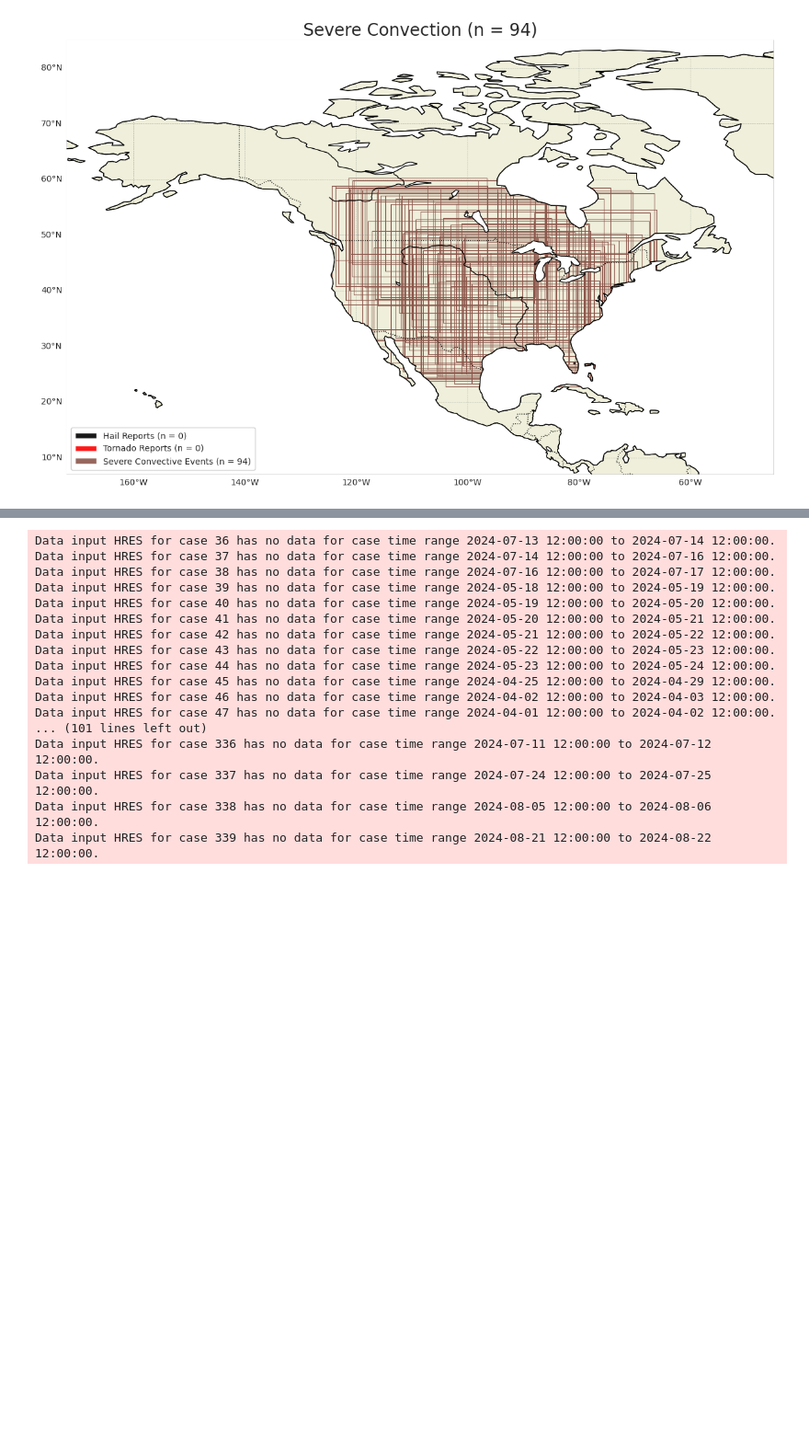
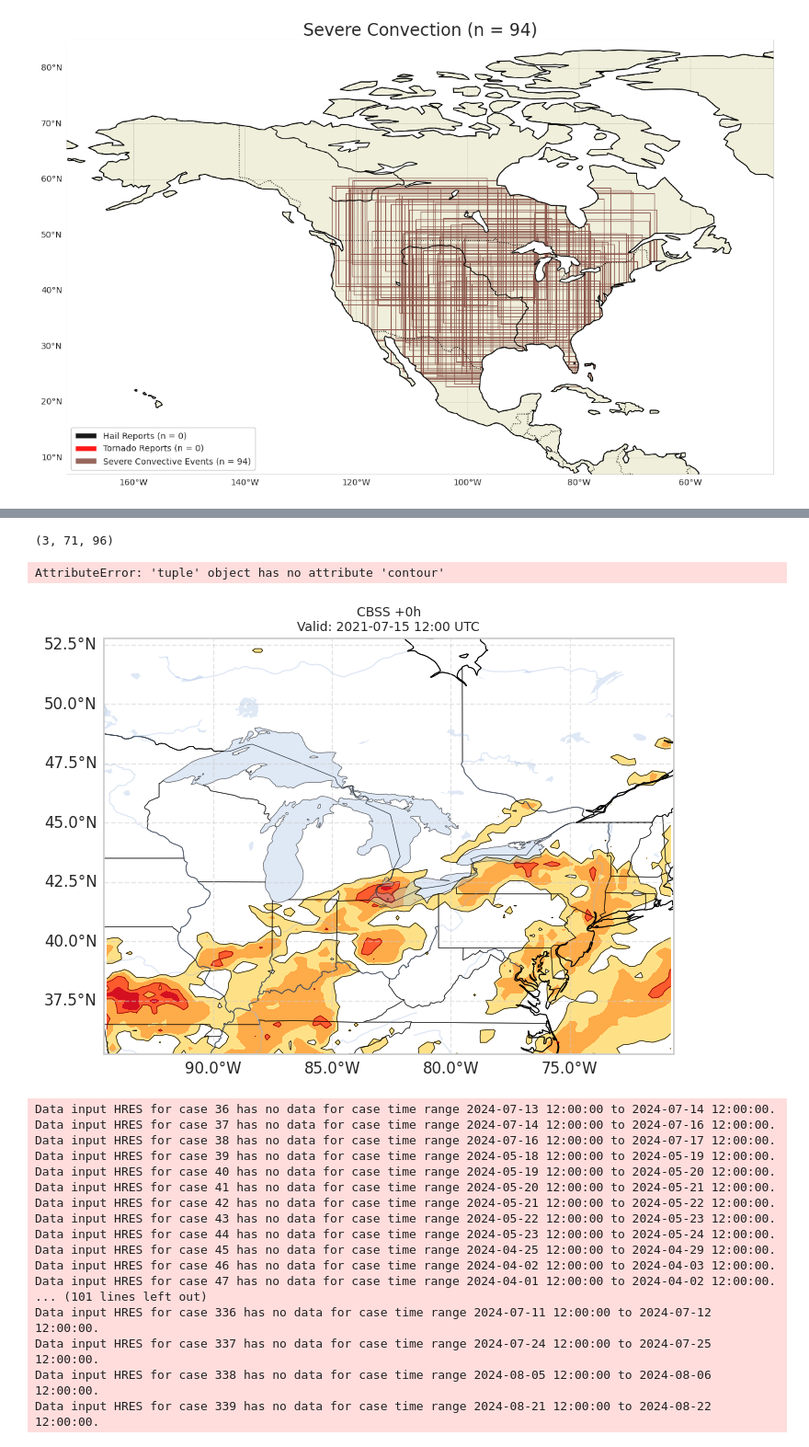
Before and after one commit to amymcgovern/extreme-weather-bench-paper, a Jupyter notebook: src/plots/figure3.ipynb, the cells around one changed output, grey strips where cells are left out. Shown at 92% size. Saved outputs shown, nothing was run; the diff lists cells and outputs as text; code cells hidden in the pictures; blank space fills up the shorter version.

```diff
--- a/src/plots/figure3.ipynb
+++ b/src/plots/figure3.ipynb
@@ -322,0 +338,5 @@ forecast_source = [hres_ifs_settings['forecast_source'], gc_gfs_cira_settings['f
+# %%
+my_id = 314
+my_case = ewb_cases.select_cases("case_id_number", my_id).cases[0]
+
+[cbss, pph] = get_cbss_and_pph_outputs(my_case, hres_forecast)
@@ -323,3 +372,31 @@ forecast_source = [hres_ifs_settings['forecast_source'], gc_gfs_cira_settings['f
+# %%
+def plot_cbss_pph_panel(cbss, pph, my_case):
+    my_bbox = dict()
+    my_bbox["latitude_min"] = my_case.location.latitude_min
+    my_bbox["latitude_max"] = my_case.location.latitude_max
+    my_bbox["longitude_min"] = my_case.location.longitude_min
+    my_bbox["longitude_max"] = my_case.location.longitude_max
+
+    ax = severe_utils.plot_cbss_forecast_panel(
+        cbss_data=cbss.craven_brooks_significant_severe.squeeze(),
+        target_date=my_case.start_date,
+        lead_time_hours=0,
+        bbox=my_bbox
+    )
+
+    pph_cmap, pph_norm, pph_levels = severe_utils.setup_pph_colormap_and_levels()
+    pph_cmap_with_alpha = pph_cmap.copy()
+    pph_cmap_with_alpha.set_bad("none", alpha=0)
+    my_pph = pph.practically_perfect_hindcast.squeeze()
+    print(my_pph.shape)
+    severe_utils.plot_pph_contours(ax, my_pph,
+        pph_cmap_with_alpha, pph_norm, pph_levels)
+# %%
+plot_cbss_pph_panel(cbss, pph, my_case)
+# %% [output]
+(3, 71, 96)
+AttributeError: 'tuple' object has no attribute 'contour'
+[figure, added]
 # %%
 from extremeweatherbench import cases, derived, evaluate, inputs, metrics
 
```
Also changed, not shown: parts of 10 cells of this notebook, 3 other files.
